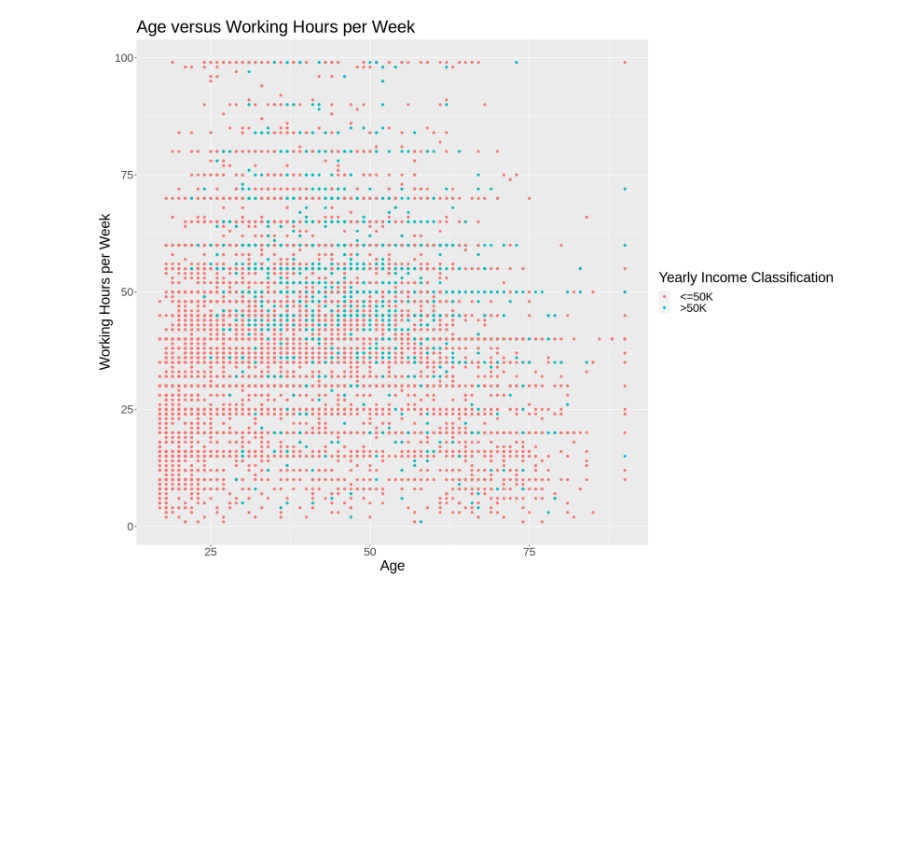
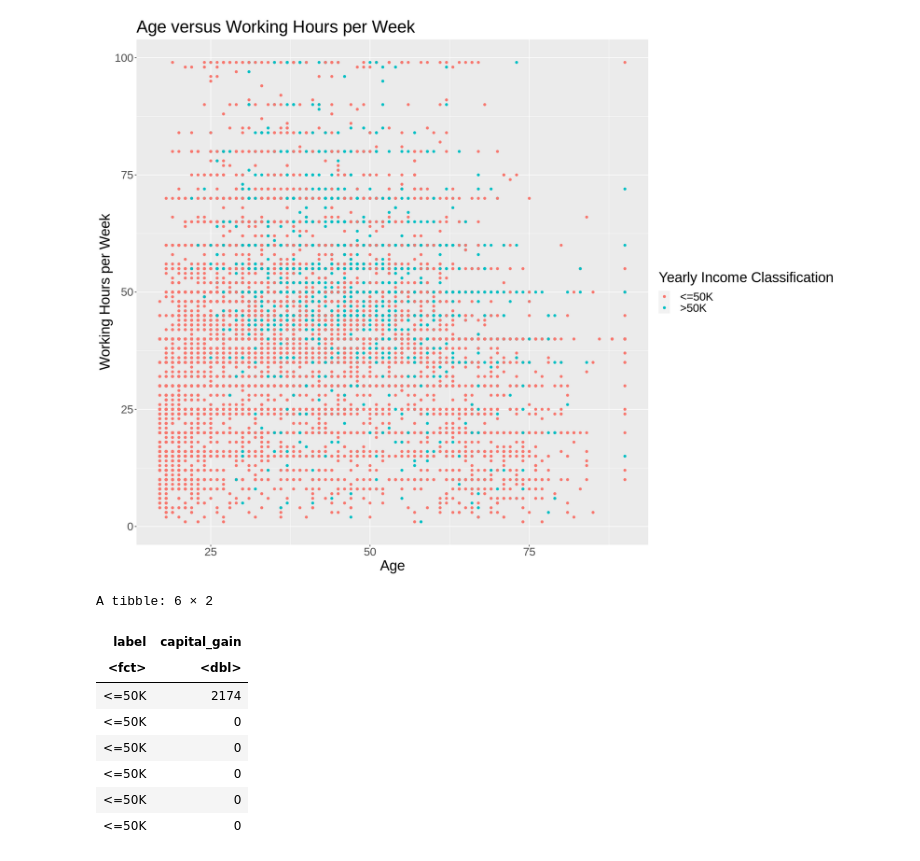
Before and after one commit to jasreetd/Group_Proposal, a Jupyter notebook: Riley.ipynb, the cells around one changed output. Drawn from its saved outputs; the diff is of its cells as text; code cells hidden in the pictures; blank space fills up the shorter version.

```diff
--- a/Riley.ipynb
+++ b/Riley.ipynb
@@ -267,3 +278,20 @@ adult_data_plot <- ggplot(adult_tidy, aes(x = age, y = hrs_per_week, colour = la
 adult_data_plot
 # %% [output]
 [figure]
+# %%
+## Selecting Relavant Data
+
+adult_relevant <- adult_tidy %>%
+    select(label, capital_gain)
+
+head(adult_relevant)
+# %% [output]
+A tibble: 6 × 2
+| label | capital_gain |
+| <fct> | <dbl> |
+| <=50K | 2174 |
+| <=50K | 0 |
+| <=50K | 0 |
+| <=50K | 0 |
+| <=50K | 0 |
+| <=50K | 0 |
```
Also changed, not shown: parts of 10 cells of this notebook.
